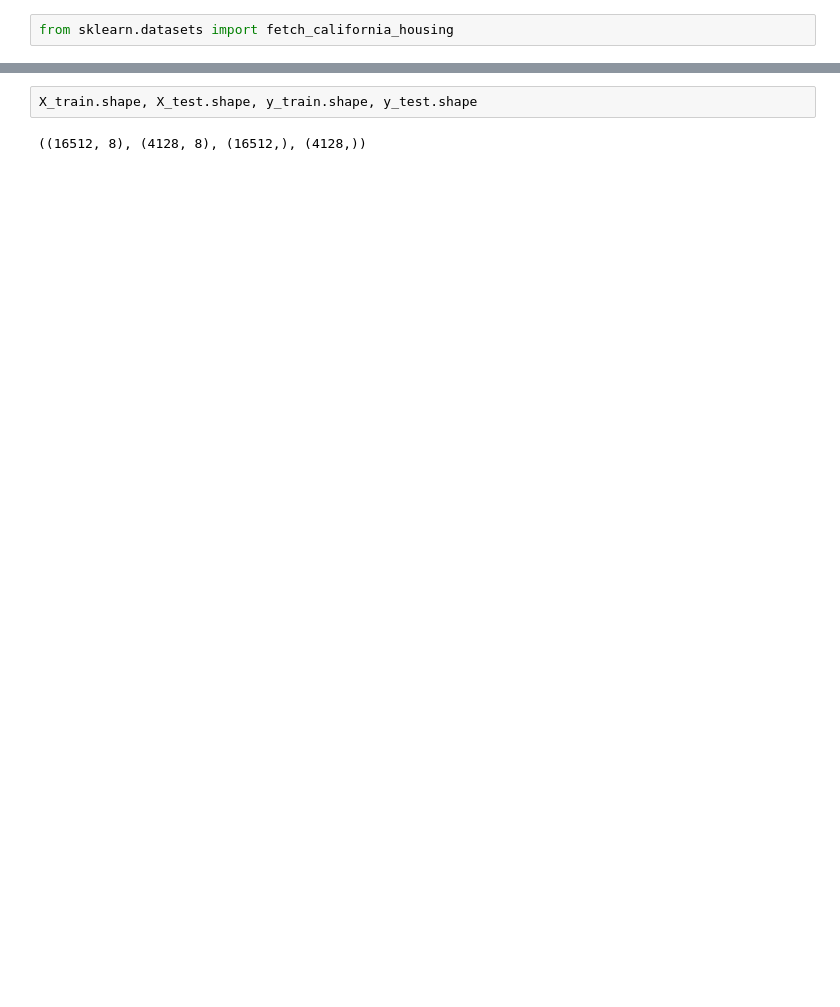
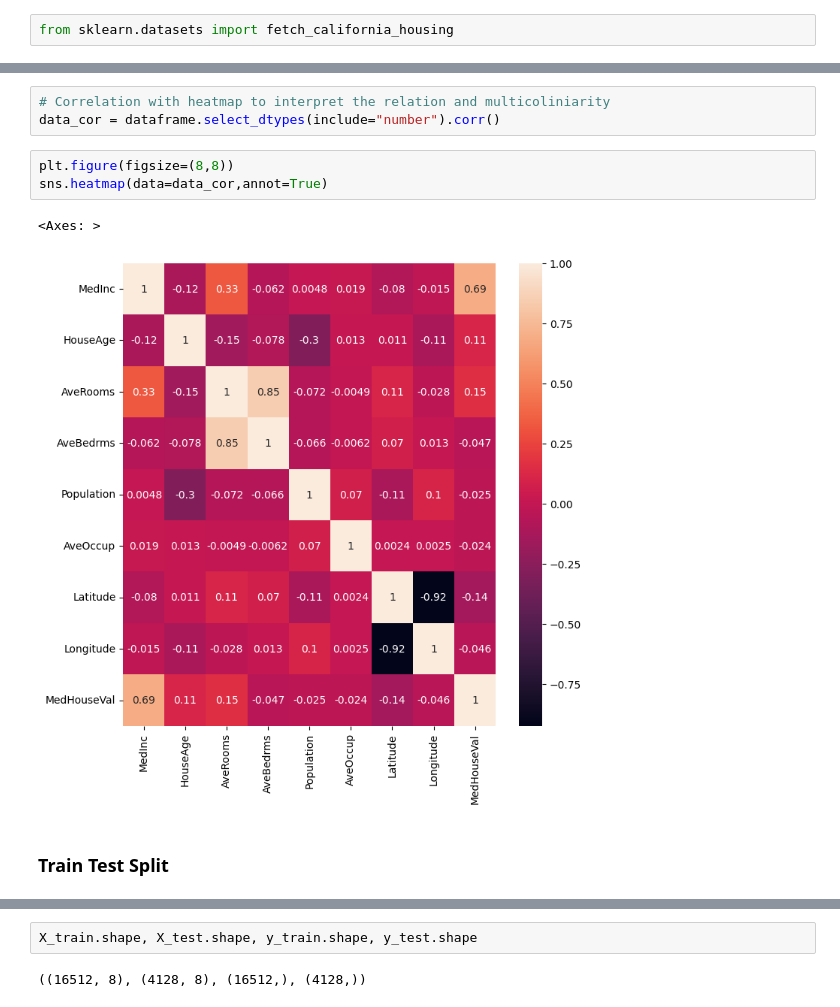
Before and after one commit to vinitkhapekar09-droid/California_house_price_prediction, a Jupyter notebook: California_house_price_prediction.ipynb, the cells around one changed output, grey strips where cells are left out. Drawn from its saved outputs; the diff is of its cells as text; blank space fills up the shorter version.

```diff
--- a/California_house_price_prediction.ipynb
+++ b/California_house_price_prediction.ipynb
@@ -160,0 +185,11 @@ X_train, X_test, y_train, y_test = train_test_split(X,y,test_size = 0.2, random_
+# %%
+# Correlation with heatmap to interpret the relation and multicoliniarity
+data_cor = dataframe.select_dtypes(include="number").corr()
+# %%
+plt.figure(figsize=(8,8))
+sns.heatmap(data=data_cor,annot=True)
+# %% [output]
+<Axes: >
+[figure, added]
+# %% [markdown]
+### Train Test Split
```
Also changed, not shown: parts of 95 cells of this notebook, 1 other file.
